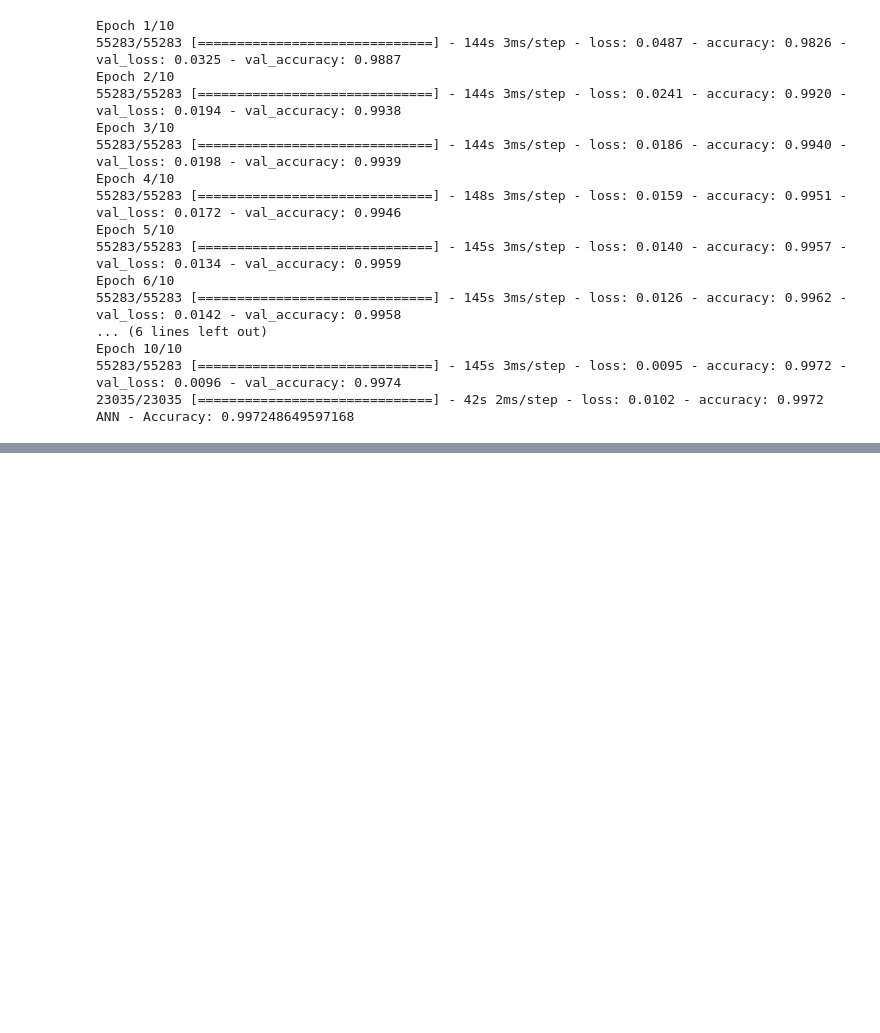
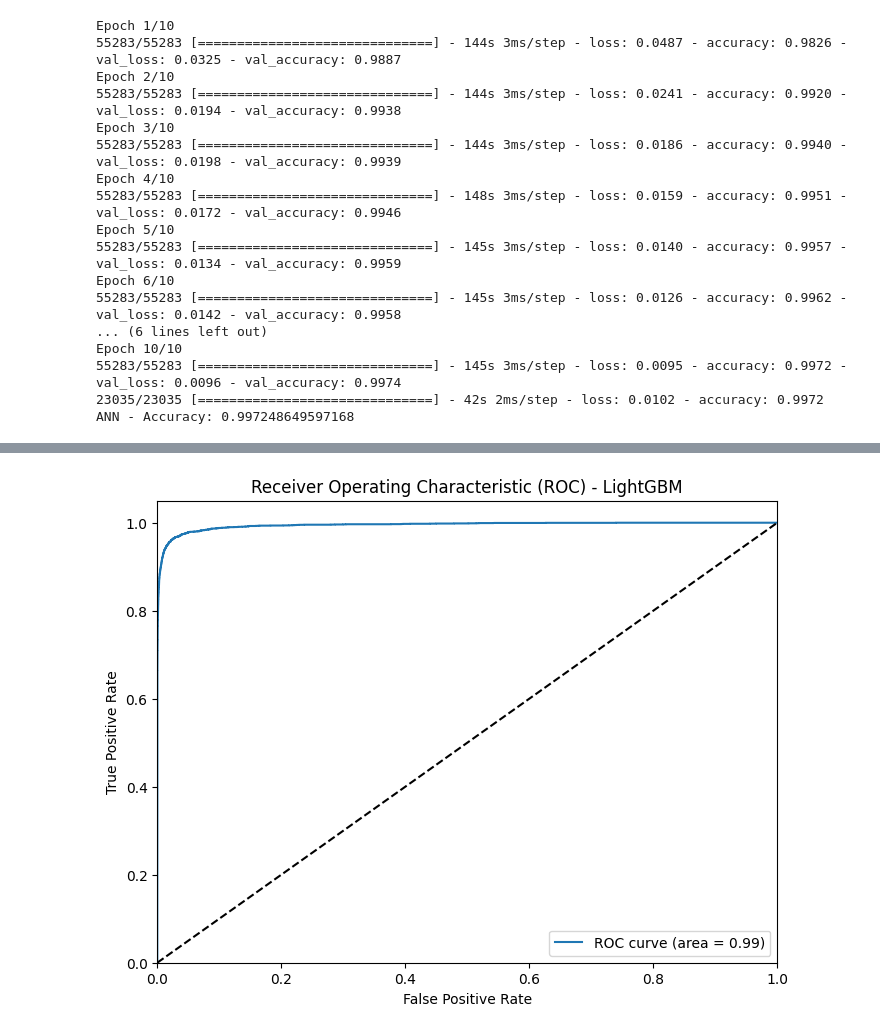
Before and after one commit to ChristopherG19/UVG_SDS_Proyecto2, a Jupyter notebook: Proyecto2.ipynb, the cells around one changed output, grey strips where cells are left out. Cells and saved outputs as stored; diff of their text form; code cells hidden in the pictures; blank space fills up the shorter version.

```diff
--- a/Proyecto2.ipynb
+++ b/Proyecto2.ipynb
@@ -1053,0 +1164,73 @@ ANN - Accuracy: 0.997248649597168
+# %%
+# Leer datos desde el archivo CSV
+df = pd.read_csv("Caracteristicas.csv")
+
+# Eliminar columnas innecesarias
+columns_to_drop = ['trans_date_trans_time', 'cc_num', 'merchant', 'category', 'first', 'last', 'gender', 'street', 'city', 'state', 'zip', 'job', 'dob', 'trans_num', 'unix_time']
+df = df.drop(columns=columns_to_drop)
+
+# Separar características (X) y etiquetas (y)
+X = df.drop(columns=['is_fraud'])
+y = df['is_fraud']
+
+# Dividir datos en Train y Test basado en el año
+X_train, X_test, y_train, y_test = train_test_split(X, y, test_size=0.4, random_state=42, stratify=df['year'])
+
+# Equilibrar el dataset solo en el conjunto de entrenamiento
+smote = SMOTE(random_state=42)
+X_train_balanced, y_train_balanced = smote.fit_resample(X_train, y_train)
+
+# Normalizar datos numéricos
+scaler = StandardScaler()
+X_train_scaled = scaler.fit_transform(X_train_balanced)
+X_test_scaled = scaler.transform(X_test)
+
+# Definir y entrenar el modelo ANN
+ann_model = Sequential([
+    Dense(64, activation='relu', input_shape=(X_train_scaled.shape[1],)),
+    Dense(32, activation='relu'),
+    Dense(1, activation='sigmoid')
+])
+
+ann_model.compile(optimizer='adam', loss='binary_crossentropy', metrics=['accuracy'])
+ann_model.fit(X_train_scaled, y_train_balanced, epochs=10, batch_size=32, validation_split=0.2)
+
+# Evaluar el modelo ANN en Test
+y_pred_ann = (ann_model.predict(X_test_scaled) > 0.5).astype("int32")
+accuracy_ann = accuracy_score(y_test, y_pred_ann)
+cm_ann = confusion_matrix(y_test, y_pred_ann)
+report_ann = classification_report(y_test, y_pred_ann)
+
+print("Modelo ANN:")
+print("Accuracy:", accuracy_ann)
+print("Matriz de Confusión:")
+print(cm_ann)
+print("Reporte de Clasificación:")
+print(report_ann)
+
+# Definir y entrenar el modelo LightGBM
+lgb_model = lgb.LGBMClassifier(random_state=42)
+lgb_model.fit(X_train_scaled, y_train_balanced)
+
+# Predecir las probabilidades de clase para Test
+y_pred_proba_lgb = lgb_model.predict_proba(X_test_scaled)[:, 1]
+
+# Calcular métricas de evaluación para LightGBM
+roc_auc_lgb = roc_auc_score(y_test, y_pred_proba_lgb)
+fpr_lgb, tpr_lgb, _ = roc_curve(y_test, y_pred_proba_lgb)
+
+print("\nModelo LightGBM:")
+print("ROC-AUC:", roc_auc_lgb)
+
+# Graficar la curva ROC para LightGBM
+plt.figure(figsize=(8, 6))
+plt.plot(fpr_lgb, tpr_lgb, label='ROC curve (area = %0.2f)' % roc_auc_lgb)
+plt.plot([0, 1], [0, 1], 'k--')
+plt.xlim([0.0, 1.0])
+plt.ylim([0.0, 1.05])
+plt.xlabel('False Positive Rate')
+plt.ylabel('True Positive Rate')
+plt.title('Receiver Operating Characteristic (ROC) - LightGBM')
+plt.legend(loc="lower right")
+plt.show()
+# %% [output]
@@ -1053,0 +1254 @@ ANN - Accuracy: 0.997248649597168
+[figure, added]
```
Also changed, not shown: parts of 4 cells of this notebook.
